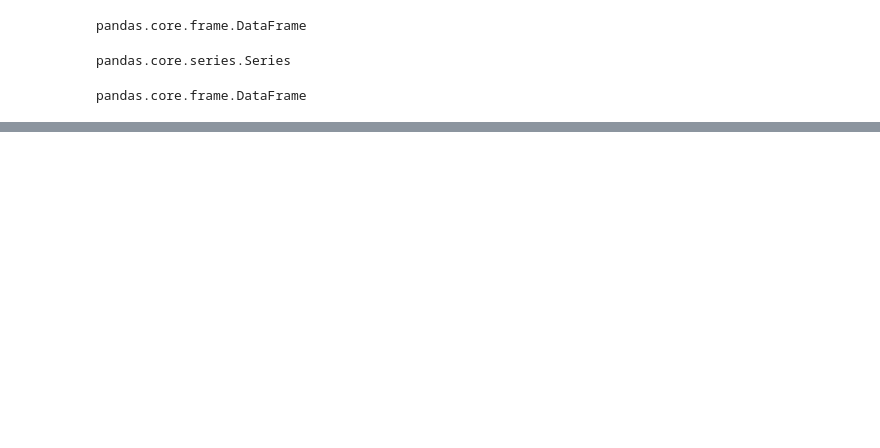
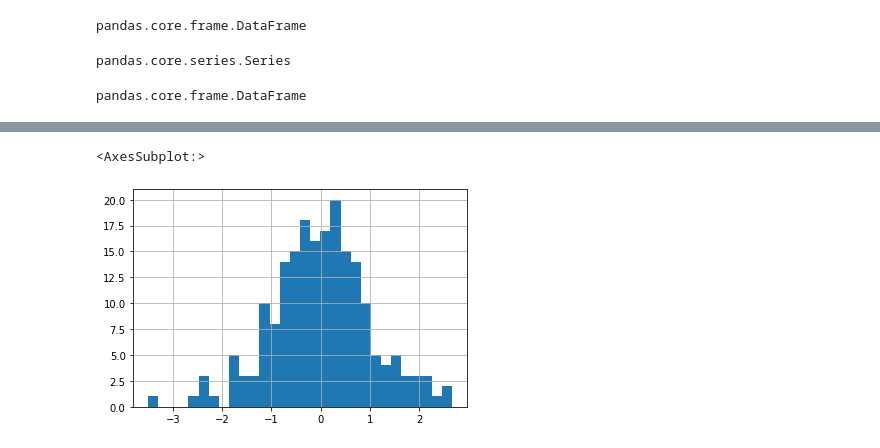
Before and after one commit to rogive/DataScience-Makeitreal, a Jupyter notebook: jupyter_numpy/Introduccion a feature Engineering.ipynb, the cells around one changed output, grey strips where cells are left out. Saved outputs shown, nothing was run; the diff lists cells and outputs as text; code cells hidden in the pictures; blank space fills up the shorter version.

```diff
--- a/jupyter_numpy/Introduccion a feature Engineering.ipynb
+++ b/jupyter_numpy/Introduccion a feature Engineering.ipynb
@@ -543,0 +704,5 @@ pandas.core.frame.DataFrame
+# %%
+df5['x'].hist(bins=30)
+# %% [output]
+<AxesSubplot:>
+[figure, added]
```
Also changed, not shown: parts of 133 cells of this notebook, 4 other files.
